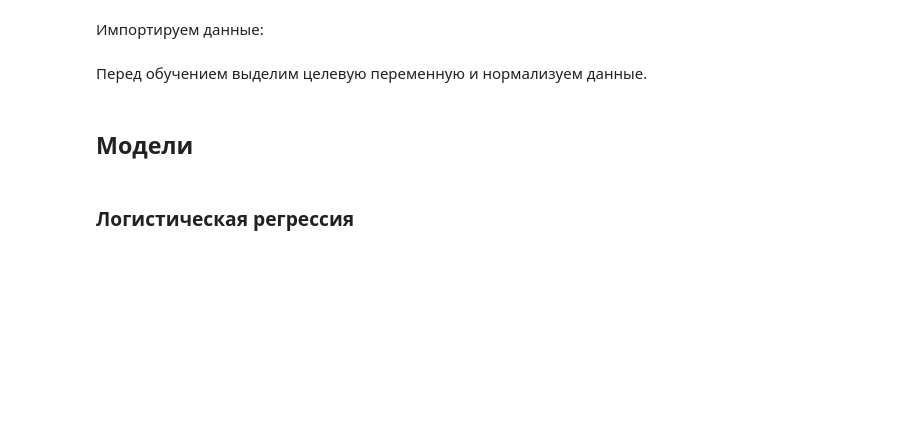
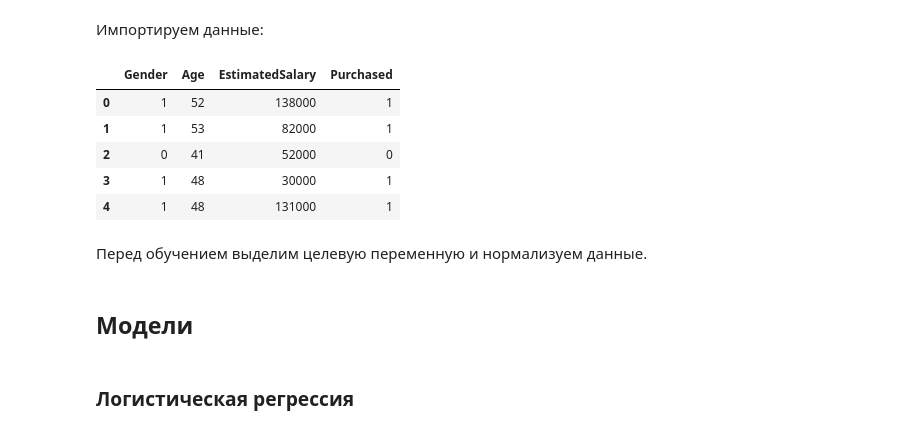
Before and after one commit to elfortitude/-Discrete_Analysis, a Jupyter notebook: Machine_Learning/lab_2/Usacheva_algos.ipynb, the cells around one changed output. Saved outputs shown, nothing was run; the diff lists cells and outputs as text; code cells hidden in the pictures; blank space fills up the shorter version.

```diff
--- a/Machine_Learning/lab_2/Usacheva_algos.ipynb
+++ b/Machine_Learning/lab_2/Usacheva_algos.ipynb
@@ -40,5 +44,5 @@ from sklearn.ensemble import RandomForestClassifier
 # %% [markdown]
 Импортируем данные:
 # %%
-data_train = pd.read_csv("data/data_train1.csv")
-data_test = pd.read_csv("data/data_test1.csv")
+data_train = pd.read_csv("data/data_test1.csv")
+data_test = pd.read_csv("data/data_train1.csv")
@@ -45,6 +52,15 @@ data_test = pd.read_csv("data/data_test1.csv")
 # %%
 data_train.drop(['Unnamed: 0'], axis = 1, inplace = True)
 data_test.drop(['Unnamed: 0'], axis = 1, inplace = True)
+# %%
+data_train.head()
+# %% [output]
+|  | Gender | Age | EstimatedSalary | Purchased |
+| 0 | 1 | 52 | 138000 | 1 |
+| 1 | 1 | 53 | 82000 | 1 |
+| 2 | 0 | 41 | 52000 | 0 |
+| 3 | 1 | 48 | 30000 | 1 |
+| 4 | 1 | 48 | 131000 | 1 |
 # %% [markdown]
 Перед обучением выделим целевую переменную и нормализуем данные.
 # %%
```
Also changed, not shown: parts of 54 cells of this notebook.
